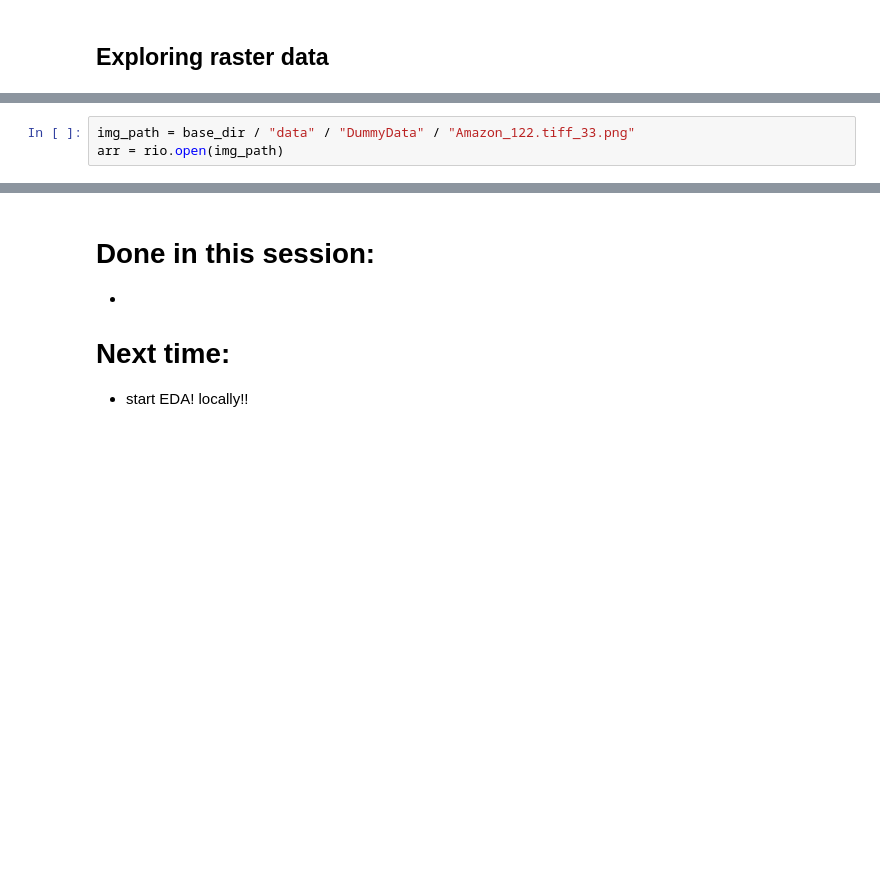
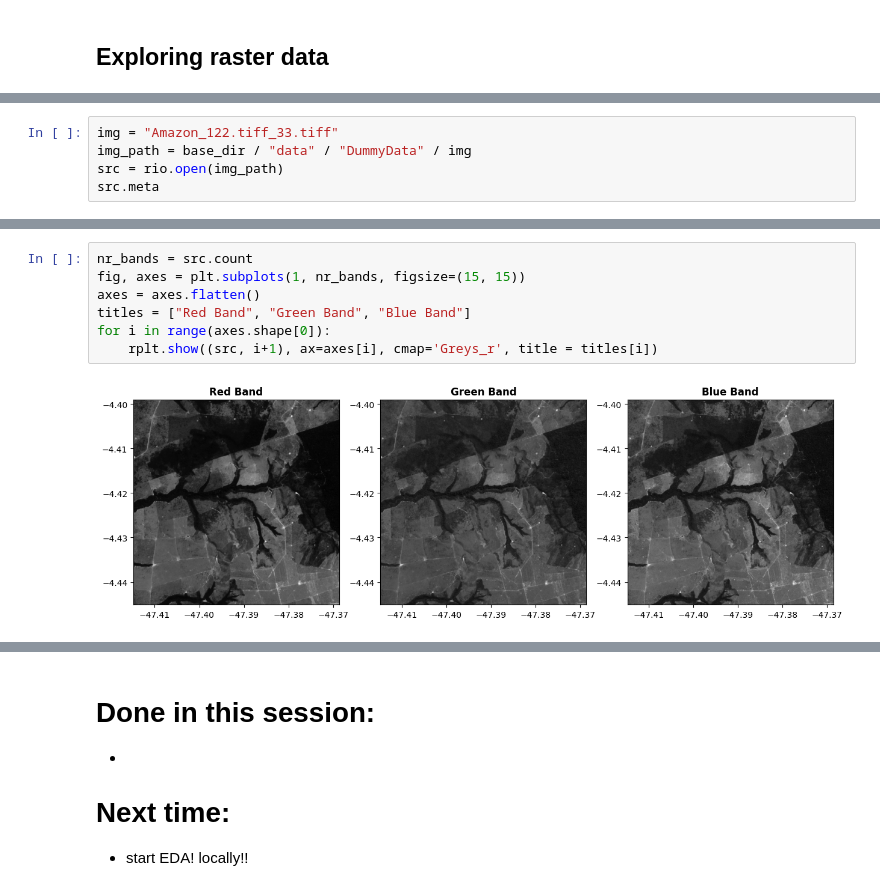
Before and after one commit to barbara-barta/deforestation-unet, a Jupyter notebook: notebooks/experiments.ipynb, the cells around one changed output, grey strips where cells are left out. Cells and saved outputs as stored; diff of their text form; blank space fills up the shorter version.

Commit message:
data expl, included patool

```diff
--- a/notebooks/experiments.ipynb
+++ b/notebooks/experiments.ipynb
@@ -66,3 +171,5 @@ import rasterio as rio
 # %%
-img_path = base_dir / "data" / "DummyData" / "Amazon_122.tiff_33.png"
-arr = rio.open(img_path)
+img = "Amazon_122.tiff_33.tiff"
+img_path = base_dir / "data" / "DummyData" / img
+src = rio.open(img_path)
+src.meta
@@ -68,0 +198,9 @@ arr = rio.open(img_path)
+# %%
+nr_bands = src.count
+fig, axes = plt.subplots(1, nr_bands, figsize=(15, 15))
+axes = axes.flatten()
+titles = ["Red Band", "Green Band", "Blue Band"]
+for i in range(axes.shape[0]):
+    rplt.show((src, i+1), ax=axes[i], cmap='Greys_r', title = titles[i])
+# %% [output]
+[figure, added]
```
Also changed, not shown: parts of 9 cells of this notebook, 1 other file.
